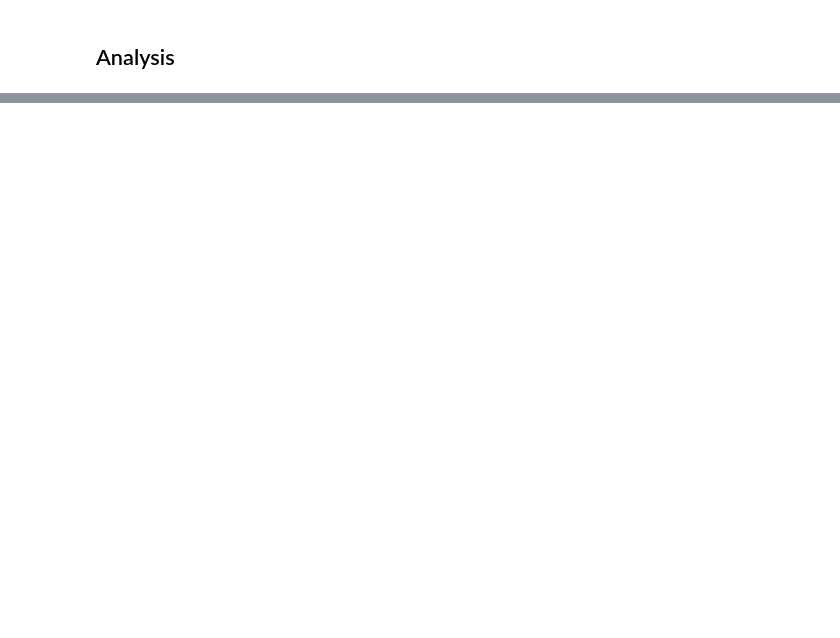
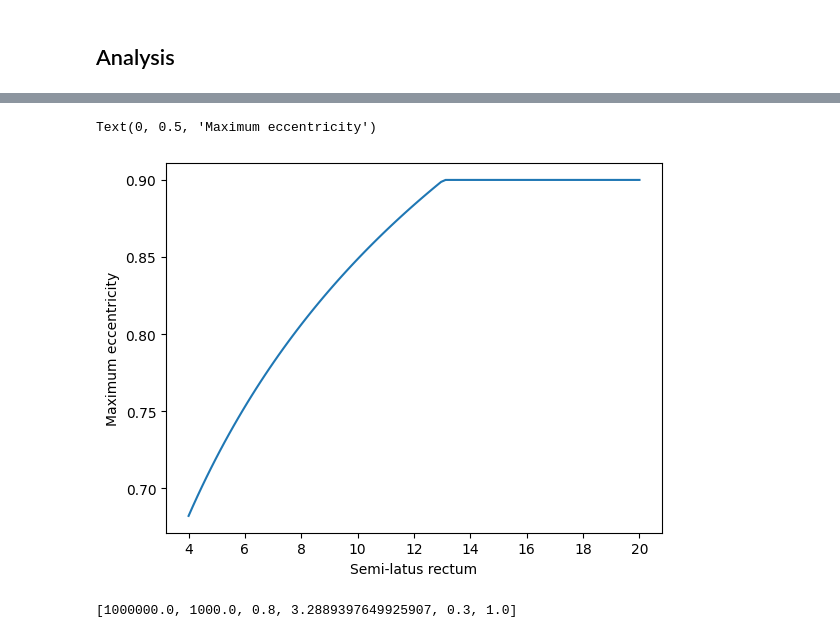
Before and after one commit to Thirtha17/SMBH-Merger-SNR-calculation-with-LISA, a Jupyter notebook: EmriWaveForm.ipynb, the cells around one changed output, grey strips where cells are left out. Cells and saved outputs as stored; diff of their text form; code cells hidden in the pictures; blank space fills up the shorter version.

Commit message:
traj

```diff
--- a/EmriWaveForm.ipynb
+++ b/EmriWaveForm.ipynb
@@ -423,0 +434,12 @@ analysis_emri.snr()
+# %%
+rhs_kerr = KerrEccEqFlux()
+spin = 0.8
+
+p_lim_check = np.linspace(4., 20, 101)
+e_max = np.asarray([rhs_kerr.max_e(p_here, a=spin) for p_here in p_lim_check])
+plt.plot(p_lim_check, e_max)
+plt.xlabel("Semi-latus rectum")
+plt.ylabel("Maximum eccentricity")
+# %% [output]
+Text(0, 0.5, 'Maximum eccentricity')
+[figure, added]
@@ -423,0 +451,5 @@ analysis_emri.snr()
+# %%
+# traj_pars = {k: parameters[k] for k in traj_keys if k in parameters}
+print(traj_pars)
+# %% [output]
+[1000000.0, 1000.0, 0.8, 3.2889397649925907, 0.3, 1.0]
```
Also changed, not shown: parts of 17 cells of this notebook.
